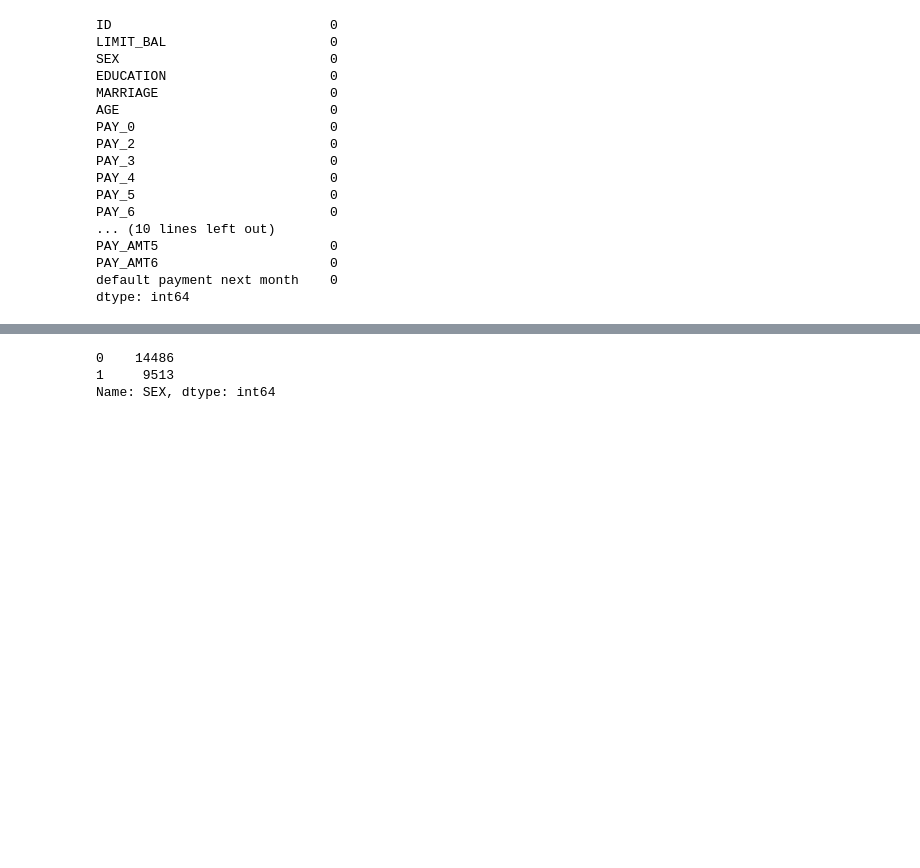
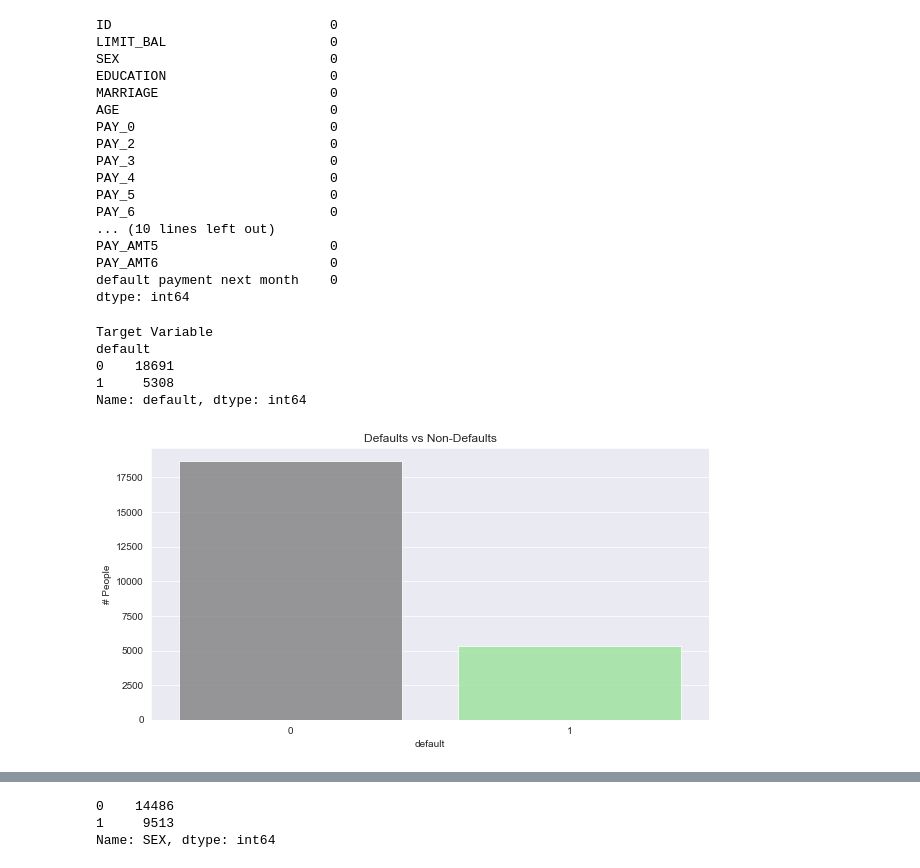
Before and after one commit to CaryMosley/Mod3Bakeoff, a Jupyter notebook: CaryBake.ipynb, the cells around one changed output, grey strips where cells are left out. Saved outputs shown, nothing was run; the diff lists cells and outputs as text; code cells hidden in the pictures; blank space fills up the shorter version.

```diff
--- a/CaryBake.ipynb
+++ b/CaryBake.ipynb
@@ -36,5 +36,6 @@ warnings.filterwarnings('once')
 # %%
 #read in the data
 df = pd.read_csv('student_data.csv')
+df.rename(columns={"default payment next month": "default"},inplace = True)
 # %%
 #checking the output, 78/22 split so I dont think we have to worry about a class imbalance
@@ -81,3 +82,22 @@ dtype: int64
 # %%
 #Dropping ID since we don't need to index them additionally
 df = df.drop(columns = ['ID'],axis=1)
+# %%
+# Default Count
+print('Target Variable')
+print(df.groupby(['default']).default.count())
+
+# Target Variable Countplot
+sns.set_style('darkgrid')
+plt.figure(figsize = (10,5))
+sns.countplot(df['default'], alpha =.80, palette= ['grey','lightgreen'])
+plt.title('Defaults vs Non-Defaults')
+plt.ylabel('# People')
+plt.show()
+# %% [output]
+Target Variable
+default
+0    18691
+1     5308
+Name: default, dtype: int64
+[figure, added]
```
Also changed, not shown: parts of 2 cells of this notebook.
